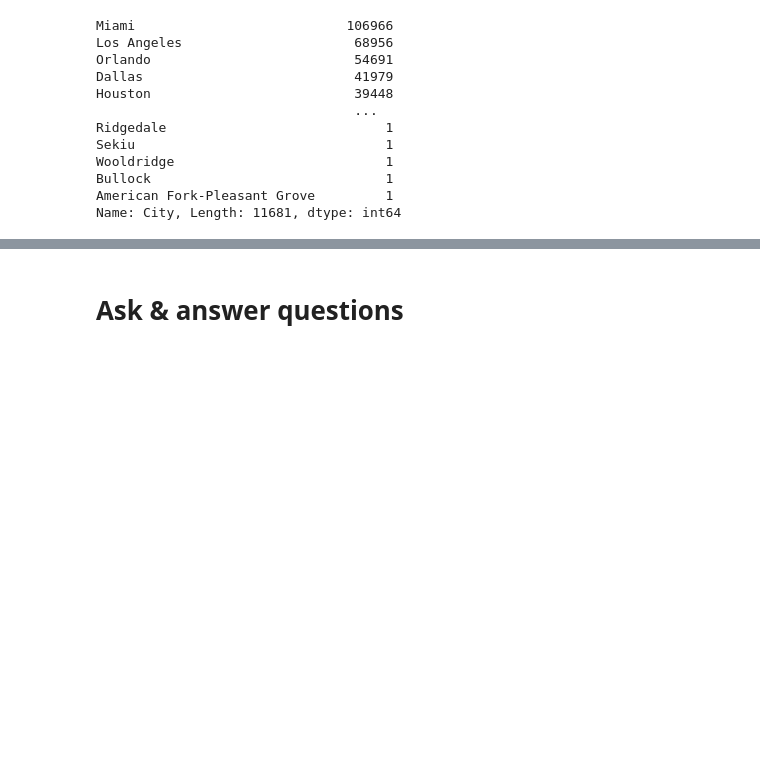
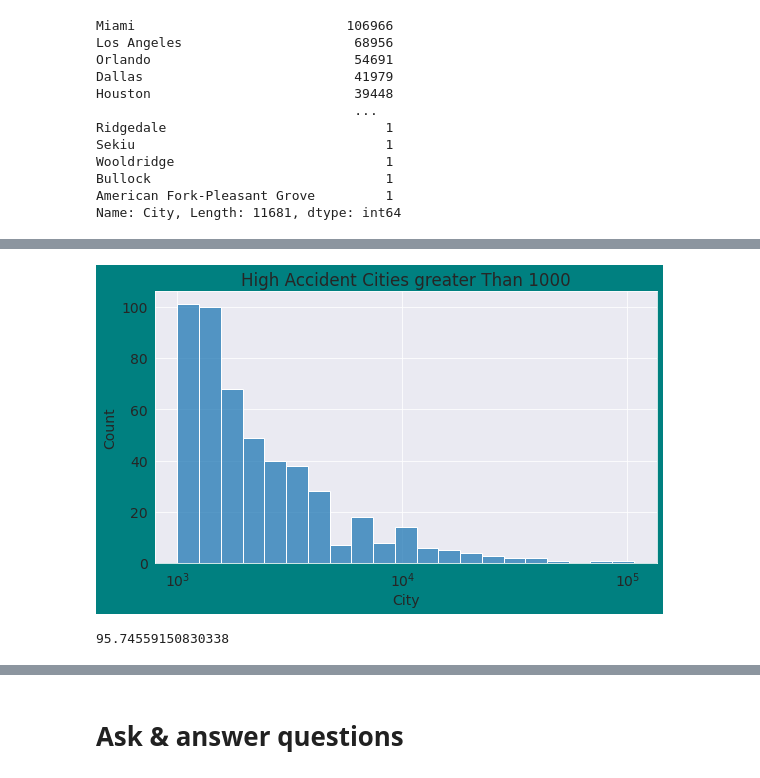
Before and after one commit to PoojaDasIndia/Exploratory-Data-Analysis-EDA-, a Jupyter notebook: US_Accidents_Analysis.ipynb, the cells around one changed output, grey strips where cells are left out. Cells and saved outputs as stored; diff of their text form; code cells hidden in the pictures; blank space fills up the shorter version.

```diff
--- a/US_Accidents_Analysis.ipynb
+++ b/US_Accidents_Analysis.ipynb
@@ -253,0 +347,10 @@ Name: City, Length: 11681, dtype: int64
+# %%
+sns.histplot(high_accident_cities, log_scale=True);
+plt.title("High Accident Cities greater Than 1000");
+# %% [output]
+[figure, added]
+# %%
+len(low_accident_cities)
+(len(low_accident_cities)/len(cities))*100
+# %% [output]
+95.74559150830338
```
Also changed, not shown: parts of 39 cells of this notebook.
